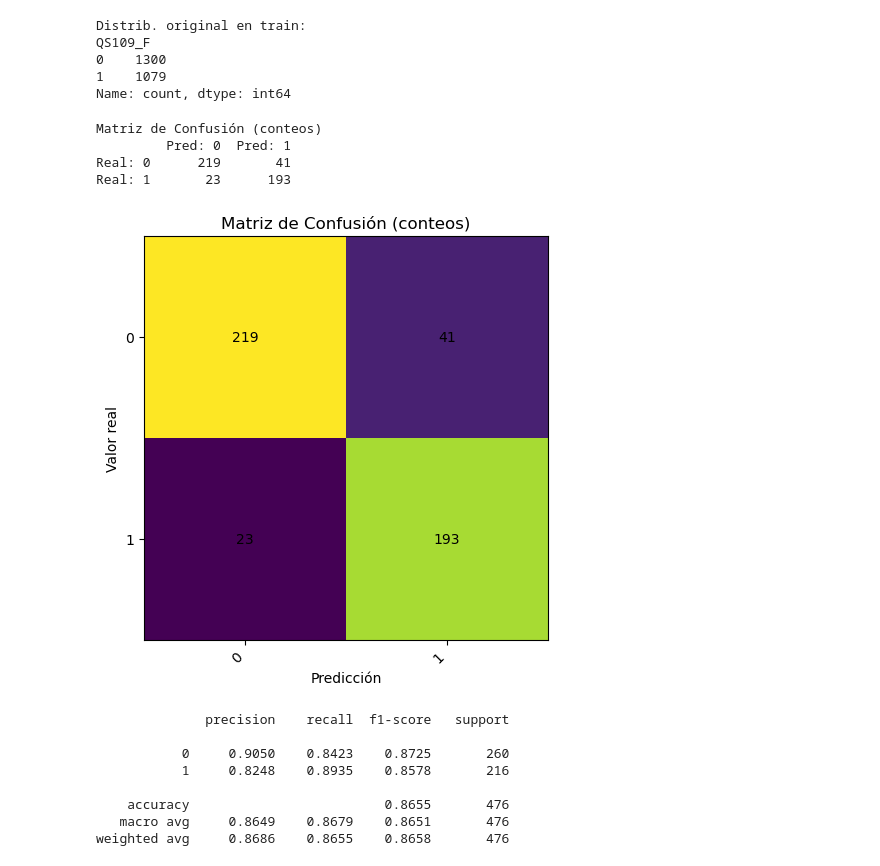
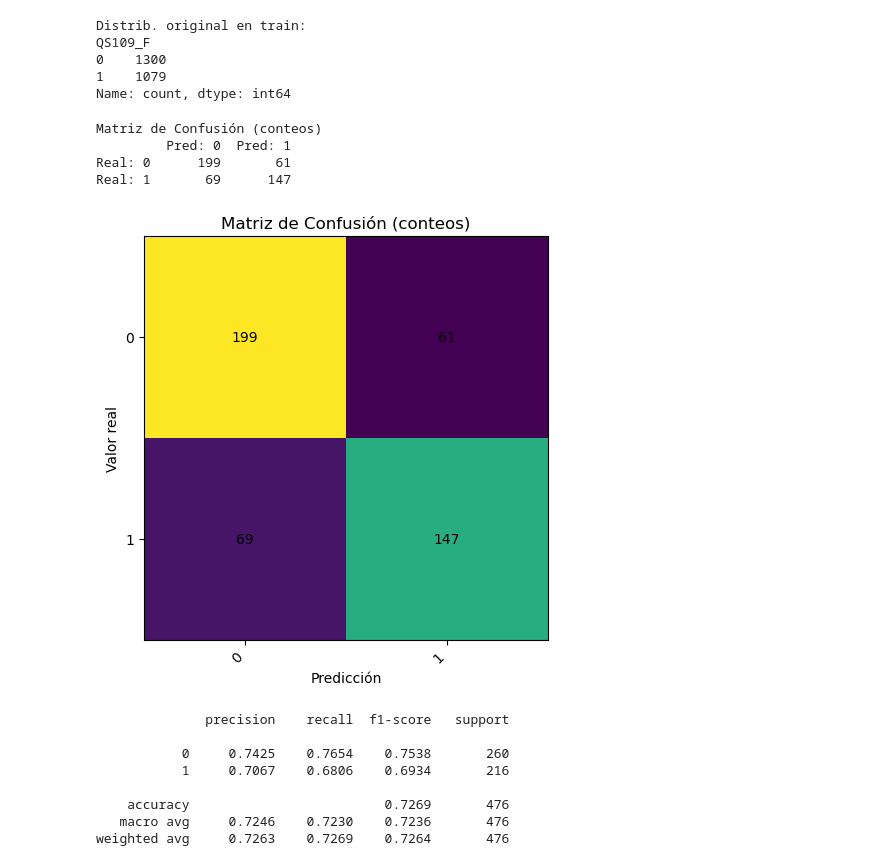
Before and after one commit to PieroLan/proyecto-data-mineria, a Jupyter notebook: notebooks/proyecto-grupal/procesamiento_data_diabetes.ipynb, the cells around one changed output. Saved outputs shown, nothing was run; the diff lists cells and outputs as text; code cells hidden in the pictures.

```diff
--- a/notebooks/proyecto-grupal/procesamiento_data_diabetes.ipynb
+++ b/notebooks/proyecto-grupal/procesamiento_data_diabetes.ipynb
@@ -1346,7 +1343,7 @@ model = RandomForestClassifier(n_estimators=300, random_state=42, n_jobs=-1)
 pipe = Pipeline(steps=[("model", model)])
 
 # OJO: usar X_res, y_res
-pipe.fit(X_res, y_res)
+pipe.fit(X_train, y_train)
 
 # Predecir en el test ORIGINAL (sin muestrear)
 y_pred = pipe.predict(X_test)
@@ -1363,44 +1360,44 @@ cm_df = pd.DataFrame(
 
 cm_norm = cm.astype(float) / cm.sum(axis=1, keepdims=True)
 cm_norm = np.nan_to_num(cm_norm)
 
 print("Matriz de Confusión (conteos)")
 print(cm_df)
 
 fig, ax = plt.subplots(figsize=(6, 5))
 ax.imshow(cm)  # sin especificar colormap
 
 ax.set_xticks(np.arange(len(labels)))
 ax.set_yticks(np.arange(len(labels)))
 ax.set_xticklabels(labels, rotation=45, ha="right")
 ax.set_yticklabels(labels)
 ax.set_xlabel("Predicción")
 ax.set_ylabel("Valor real")
 ax.set_title("Matriz de Confusión (conteos)")
 
 for i in range(cm.shape[0]):
     for j in range(cm.shape[1]):
         ax.text(j, i, str(cm[i, j]), ha="center", va="center")
 
 plt.tight_layout()
 plt.show()
 
 # --- 5) Reporte de clasificación ---
 print(classification_report(y_test, y_pred, digits=4))
 # %% [output]
 Matriz de Confusión (conteos)
          Pred: 0  Pred: 1
-Real: 0      219       41
-Real: 1       23      193
+Real: 0      199       61
+Real: 1       69      147
-[figure, old version]
+[figure, new version]
               precision    recall  f1-score   support
 
-           0     0.9050    0.8423    0.8725       260
-           1     0.8248    0.8935    0.8578       216
+           0     0.7425    0.7654    0.7538       260
+           1     0.7067    0.6806    0.6934       216
 
-    accuracy                         0.8655       476
-   macro avg     0.8649    0.8679    0.8651       476
-weighted avg     0.8686    0.8655    0.8658       476
+    accuracy                         0.7269       476
+   macro avg     0.7246    0.7230    0.7236       476
+weighted avg     0.7263    0.7269    0.7264       476
 # %% [markdown]
 #### 📊 Interpretación de Resultados del Modelo
 
```
Also changed, not shown: parts of 7 cells of this notebook.
